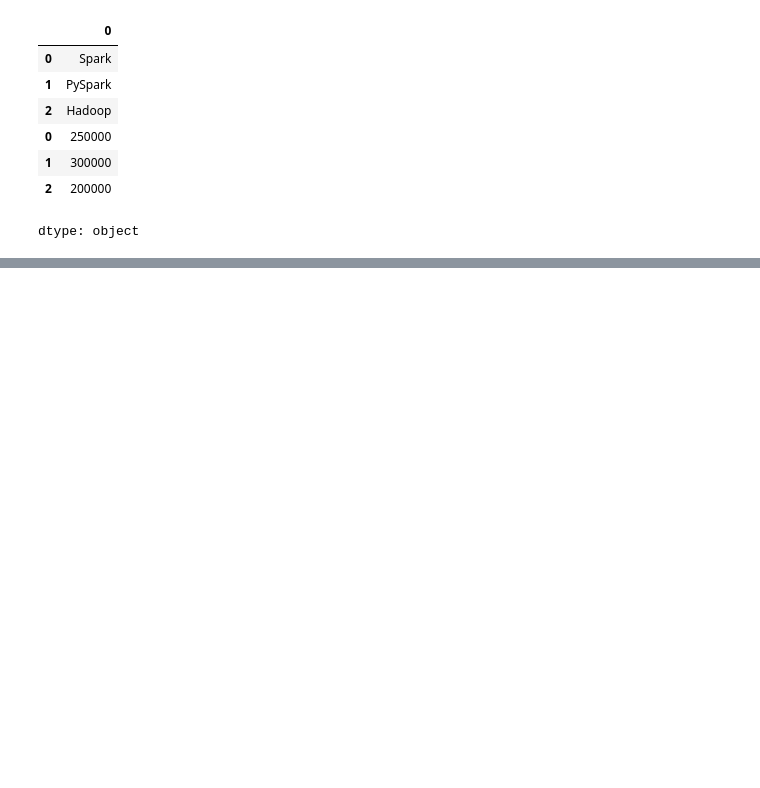
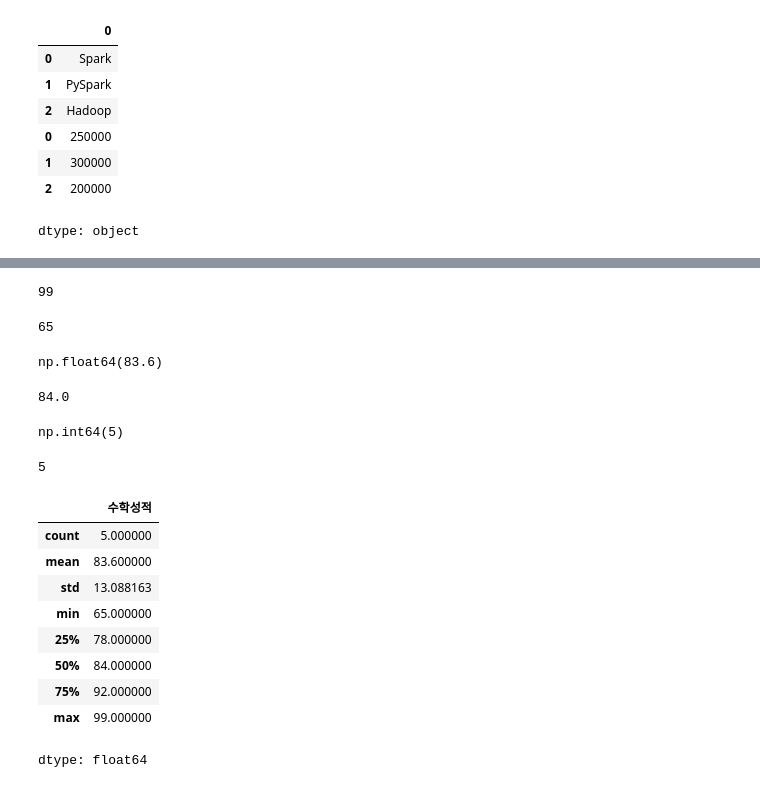
Before and after one commit to Eunwoo-1213/BIGDATA_ANALYZE, a Jupyter notebook: 05w_matplotlib_subplot.ipynb, the cells around one changed output, grey strips where cells are left out. Cells and saved outputs as stored; diff of their text form; code cells hidden in the pictures; blank space fills up the shorter version.

```diff
--- a/05w_matplotlib_subplot.ipynb
+++ b/05w_matplotlib_subplot.ipynb
@@ -570,0 +753,8 @@ dtype: object
+# %%
+import numpy as np
+import pandas as pd
+
+s = ['희빈', '수영', '현수', '지호', '지민']
+p = pd.Series([99, 84, 92, 65, 78], index=s)
+p.name = '수학성적'
+p
@@ -570,0 +769,37 @@ dtype: object
+# %%
+p.max()
+# %% [output]
+99
+# %%
+p.min()
+# %% [output]
+65
+# %%
+p.mean()
+# %% [output]
+np.float64(83.6)
+# %%
+p.median()
+# %% [output]
+84.0
+# %%
+p.count()
+# %% [output]
+np.int64(5)
+# %%
+p.size
+# %% [output]
+5
+# %%
+p.describe()
+# %% [output]
+|  | 수학성적 |
+| count | 5.000000 |
+| mean | 83.600000 |
+| std | 13.088163 |
+| min | 65.000000 |
+| 25% | 78.000000 |
+| 50% | 84.000000 |
+| 75% | 92.000000 |
+| max | 99.000000 |
+dtype: float64
```
Also changed, not shown: parts of 20 cells of this notebook.
